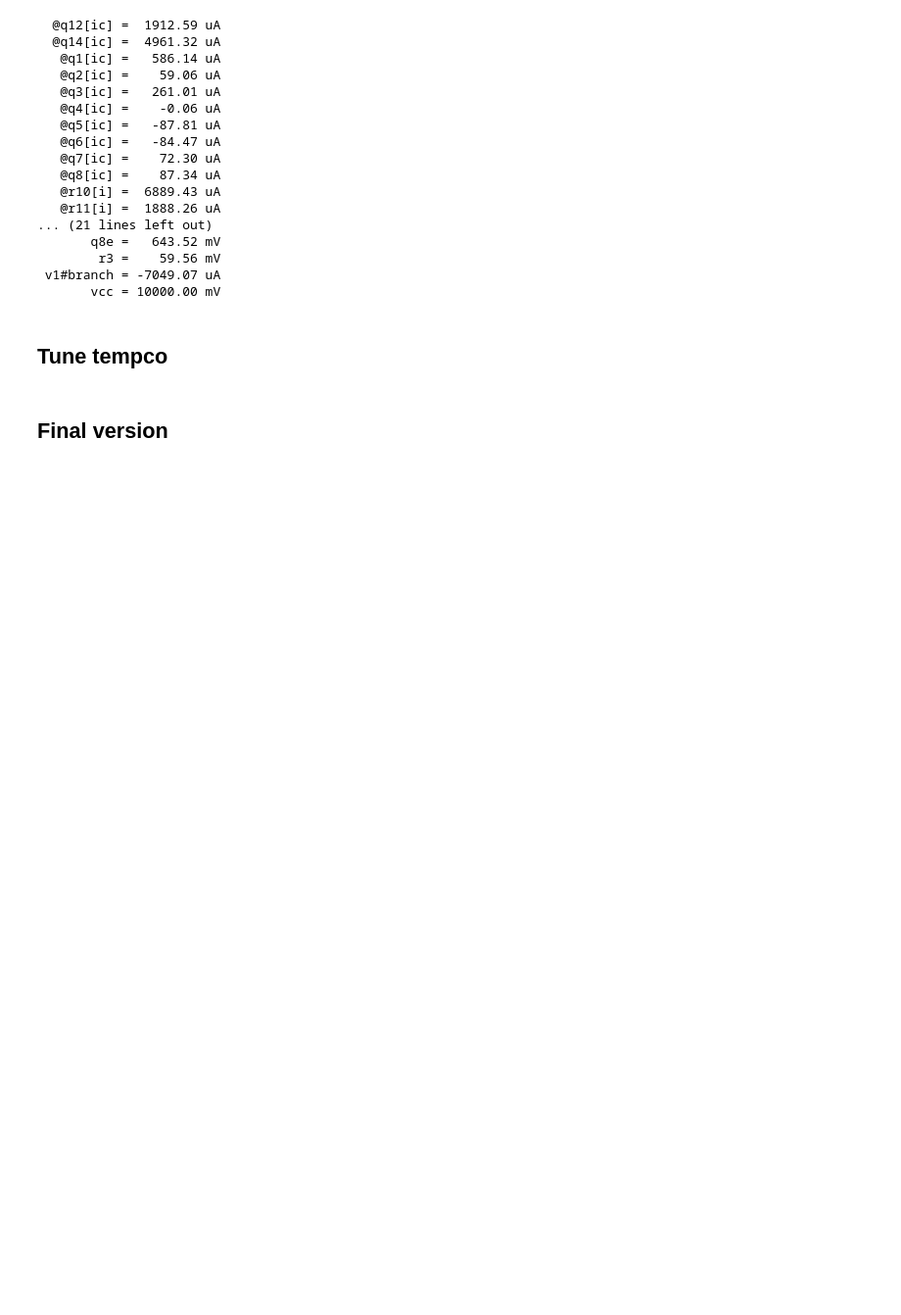
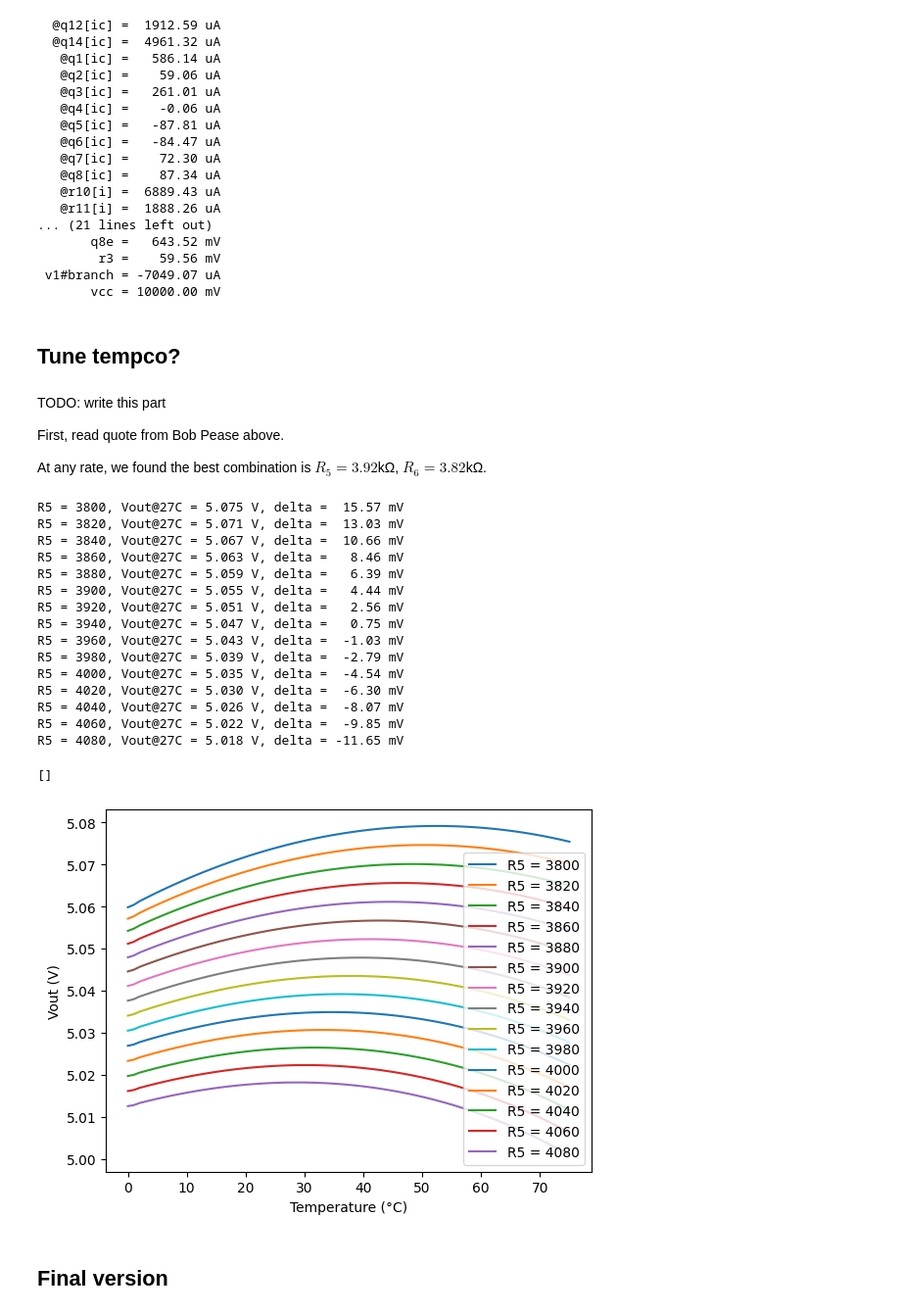
Before and after one commit to chenshuo/notes, a Jupyter notebook: notebooks/UA78L05.ipynb, the cells around one changed output. Shown at 98% size. Cells and saved outputs as stored; diff of their text form; code cells hidden in the pictures; blank space fills up the shorter version.

```diff
--- a/notebooks/UA78L05.ipynb
+++ b/notebooks/UA78L05.ipynb
@@ -245,6 +323,44 @@ print_op(False)
  v1#branch = -7049.07 uA
        vcc = 10000.00 mV
 # %% [markdown]
-## Tune tempco
+## Tune tempco?
+# %% [markdown]
+TODO: write this part
+
+First, read quote from Bob Pease above.
+
+At any rate, we found the best combination is
+$R_5 = 3.92$kΩ, $R_6=3.82$kΩ.
+# %%
+for r5 in range(3800, 4100, 20):
+    ng.cmd('alter r5 %d' % r5)
+    ng.cmd('dc temp 0 75 1')
+    temp = ng.vector('temp-sweep')
+    Vout = ng.vector('out')
+    plt.plot(temp, Vout, label='R5 = %d' % r5)
+    delta = Vout[-1] - Vout[0]
+    print('R5 = %d, Vout@27C = %.3f V, delta = %6.2f mV' % (r5, Vout[27], delta*1e3))
+plt.xlabel('Temperature (°C)')
+plt.ylabel('Vout (V)')
+plt.legend()
+ng.cmd('alter r5 3920')
+# %% [output]
+R5 = 3800, Vout@27C = 5.075 V, delta =  15.57 mV
+R5 = 3820, Vout@27C = 5.071 V, delta =  13.03 mV
+R5 = 3840, Vout@27C = 5.067 V, delta =  10.66 mV
+R5 = 3860, Vout@27C = 5.063 V, delta =   8.46 mV
+R5 = 3880, Vout@27C = 5.059 V, delta =   6.39 mV
+R5 = 3900, Vout@27C = 5.055 V, delta =   4.44 mV
+R5 = 3920, Vout@27C = 5.051 V, delta =   2.56 mV
+R5 = 3940, Vout@27C = 5.047 V, delta =   0.75 mV
+R5 = 3960, Vout@27C = 5.043 V, delta =  -1.03 mV
+R5 = 3980, Vout@27C = 5.039 V, delta =  -2.79 mV
+R5 = 4000, Vout@27C = 5.035 V, delta =  -4.54 mV
+R5 = 4020, Vout@27C = 5.030 V, delta =  -6.30 mV
+R5 = 4040, Vout@27C = 5.026 V, delta =  -8.07 mV
+R5 = 4060, Vout@27C = 5.022 V, delta =  -9.85 mV
+R5 = 4080, Vout@27C = 5.018 V, delta = -11.65 mV
+[]
+[figure, added]
 # %% [markdown]
 ## Final version
```
Also changed, not shown: parts of 25 cells of this notebook, 7 other files.
